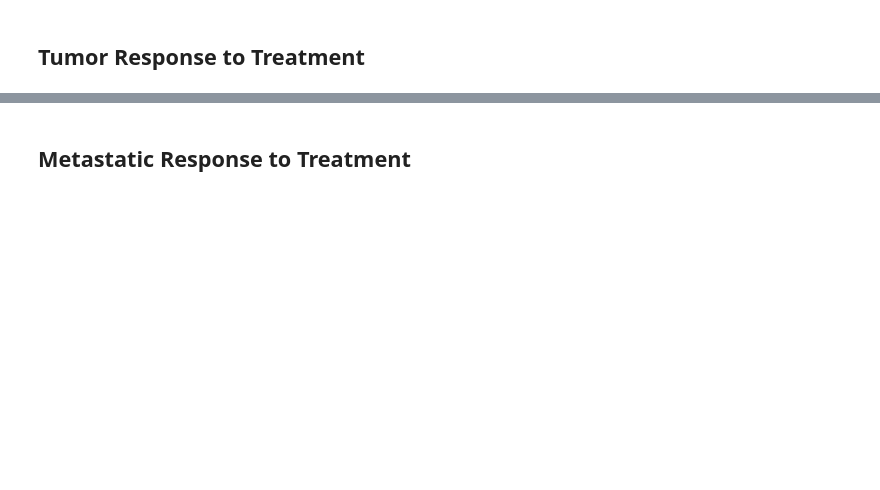
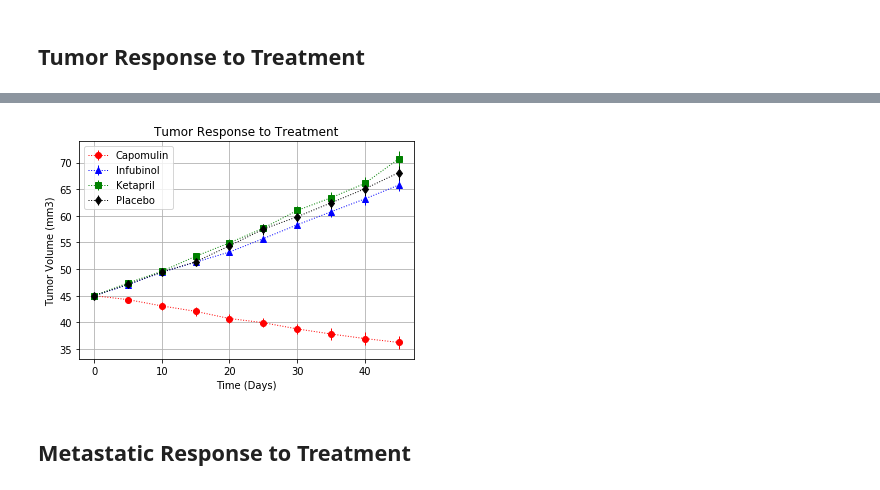
Before and after one commit to ohoweedy/dataviz-homework, a Jupyter notebook: Matplotlib/Pymaceuticals/pymaceuticals_starter.ipynb, the cells around one changed output, grey strips where cells are left out. Saved outputs shown, nothing was run; the diff lists cells and outputs as text; code cells hidden in the pictures; blank space fills up the shorter version.

```diff
--- a/Matplotlib/Pymaceuticals/pymaceuticals_starter.ipynb
+++ b/Matplotlib/Pymaceuticals/pymaceuticals_starter.ipynb
@@ -82,3 +79,38 @@ plt.show()
+# %%
+# Generate the Plot (with Error Bars)
+def plotvariables(Drug):
+    x = tumor_volume_df.loc[tumor_volume_df["Drug"] == Drug, "Timepoint"]
+    y = tumor_volume_df.loc[tumor_volume_df["Drug"] == Drug, "Tumor Volume (mm3)"]
+    z = SE_tumor_volume_data.loc[SE_tumor_volume_data["Drug"] == Drug, "Tumor Volume (mm3)"]
+
+    return x, y, z
+
+capo_x, capo_y, capo_sem = plotvariables("Capomulin")
+infu_x, infu_y, infu_sem = plotvariables("Infubinol")
+keta_x, keta_y, keta_sem = plotvariables("Ketapril")
+plac_x, plac_y, plac_sem = plotvariables("Placebo")
+
+fig, ax = plt.subplots()
+
+ax.errorbar(capo_x, capo_y, yerr = capo_sem, fmt="o",color="red", linewidth=1, linestyle=':', label="Capomulin")
+ax.errorbar(infu_x, infu_y, yerr = infu_sem, fmt="^",color="blue", linewidth=1, linestyle=':', label="Infubinol")
+ax.errorbar(keta_x, keta_y, yerr = keta_sem, fmt="s",color="green", linewidth=1, linestyle=':', label="Ketapril")
+ax.errorbar(plac_x, plac_y, yerr = plac_sem, fmt="d",color="black", linewidth=1, linestyle=':', label="Placebo")
+
+ax.set_title("Tumor Response to Treatment")
+ax.set_xlabel("Time (Days)")
+ax.set_ylabel("Tumor Volume (mm3)")
+
+plt.grid()
+plt.legend(loc="best")
+
+# Save the Figure
+plt.savefig("Images/TumorResponseToTreatment.png")
+
+# Show the Figure
+plt.show()
+# %% [output]
+[figure, added]
 # %% [markdown]
 ## Metastatic Response to Treatment
 # %%
```
Also changed, not shown: parts of 19 cells of this notebook, 5 other files.
